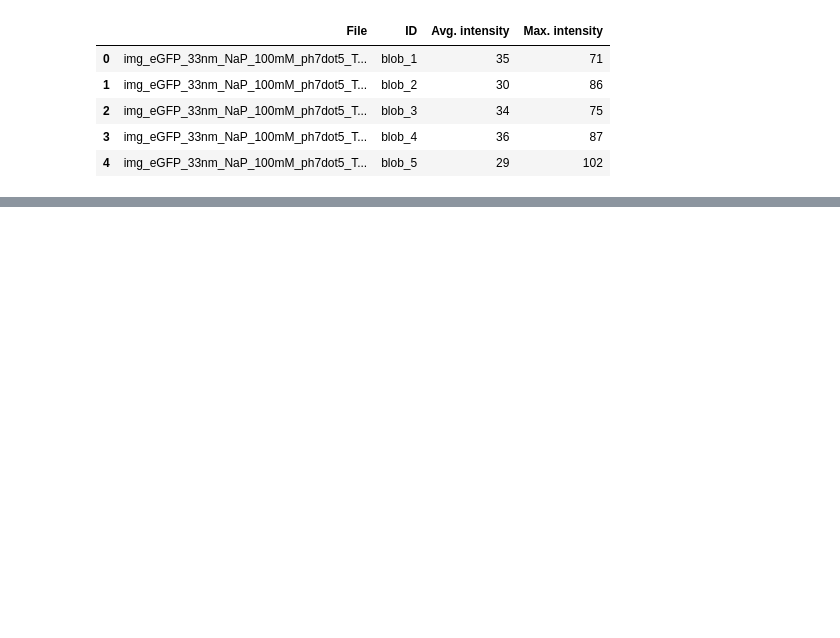
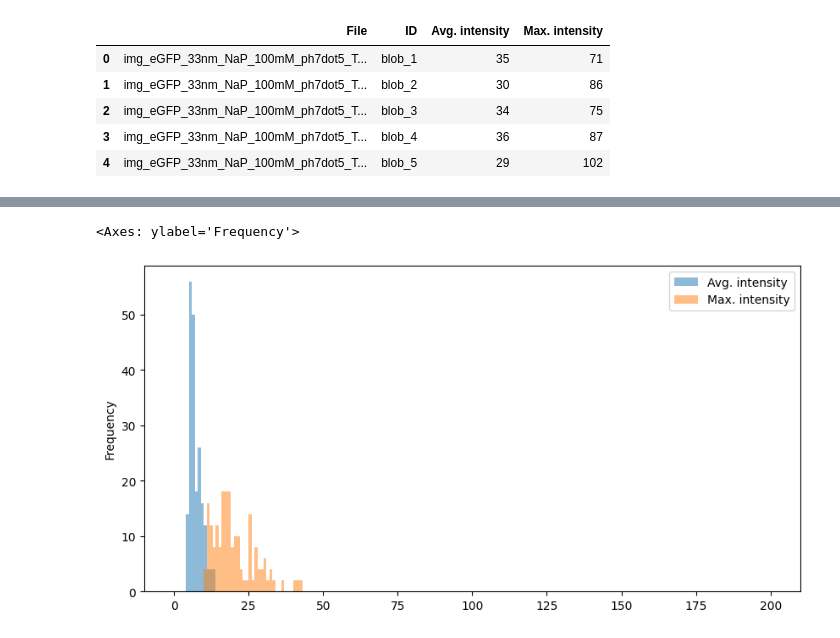
Before and after one commit to JKL453/s04-utils, a Jupyter notebook: papermill-test.ipynb, the cells around one changed output, grey strips where cells are left out. Saved outputs shown, nothing was run; the diff lists cells and outputs as text; code cells hidden in the pictures; blank space fills up the shorter version.

```diff
--- a/papermill-test.ipynb
+++ b/papermill-test.ipynb
@@ -62,0 +206,5 @@ for file in files:
+# %%
+blob_dataframe[['Avg. intensity', 'Max. intensity']].plot(kind='hist', bins=200, alpha=0.5, figsize=(10, 5), range=(0, 200))
+# %% [output]
+<Axes: ylabel='Frequency'>
+[figure, added]
```
Also changed, not shown: parts of 17 cells of this notebook.
